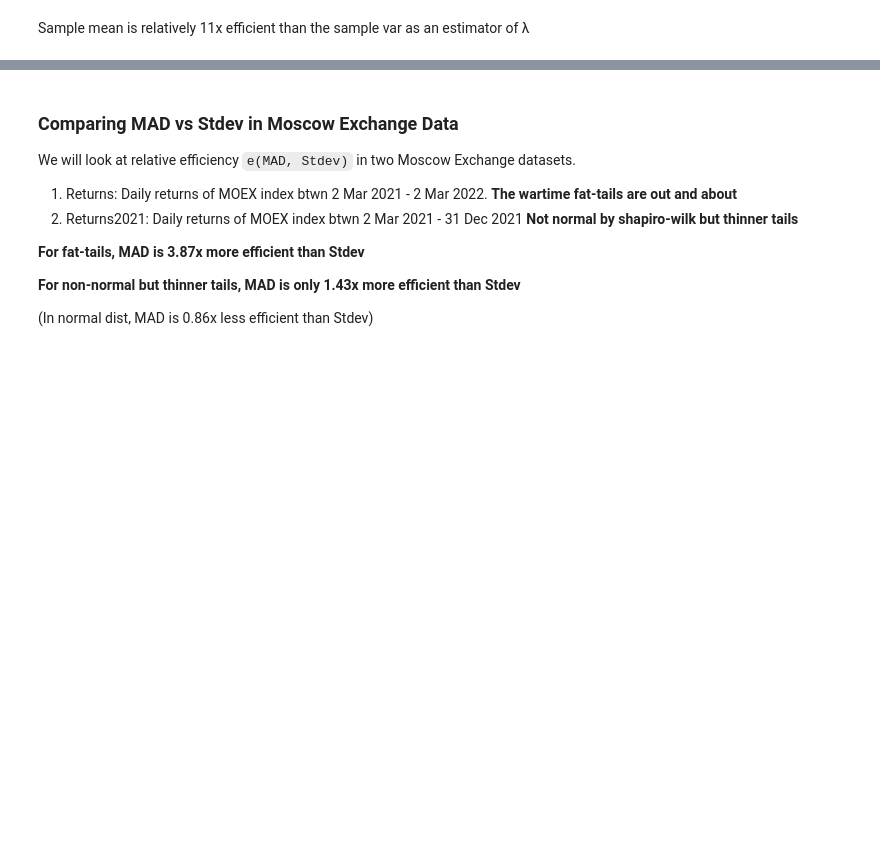
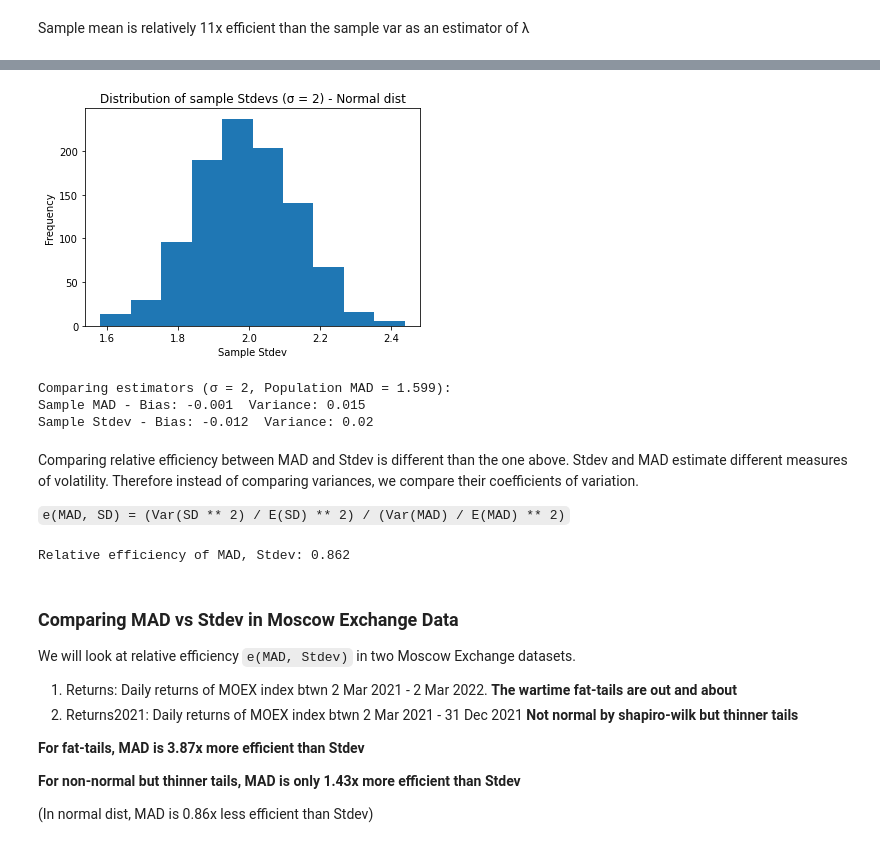
Before and after one commit to umitkaanusta/stuff-im-learning, a Jupyter notebook: statistical_concepts/taleb_on_volatility_stdev_mad.ipynb, the cells around one changed output, grey strips where cells are left out. Cells and saved outputs as stored; diff of their text form; code cells hidden in the pictures; blank space fills up the shorter version.

```diff
--- a/statistical_concepts/taleb_on_volatility_stdev_mad.ipynb
+++ b/statistical_concepts/taleb_on_volatility_stdev_mad.ipynb
@@ -300,0 +281,21 @@ Relative efficiency of MAD, Stdev: 0.862
+# %%
+# distribution of sample stdevs
+plt.hist(sample_stdevs)
+plt.title(f"Distribution of sample Stdevs (σ = {SIGMA}) - Normal dist")
+plt.xlabel("Sample Stdev")
+plt.ylabel("Frequency")
+plt.show()
+# %% [output]
+[figure, added]
+# %%
+print(f"Comparing estimators (σ = {SIGMA}, Population MAD = {pop_MAD}):")
+print(f"Sample MAD - Bias: {round(np.mean(sample_mads) - pop_MAD, 3)}  Variance: {round(np.var(sample_mads), 3)}")
+print(f"Sample Stdev - Bias: {round(np.mean(sample_stdevs) - SIGMA, 3)}  Variance: {round(np.var(sample_stdevs), 3)}")
+# %% [output]
+Comparing estimators (σ = 2, Population MAD = 1.599):
+Sample MAD - Bias: -0.001  Variance: 0.015
+Sample Stdev - Bias: -0.012  Variance: 0.02
+# %% [markdown]
+Comparing relative efficiency between MAD and Stdev is different than the one above. Stdev and MAD estimate different measures of volatility. Therefore instead of comparing variances, we compare their coefficients of variation.
+
+`e(MAD, SD) = (Var(SD ** 2) / E(SD) ** 2) / (Var(MAD) / E(MAD) ** 2)`
@@ -301,3 +308,7 @@ Relative efficiency of MAD, Stdev: 0.862
+# %%
+print(f"Relative efficiency of MAD, Stdev: {round((Var_SD / (E_SD ** 2)) / (Var_MAD / (E_MAD ** 2)), 3)}")
+# %% [output]
+Relative efficiency of MAD, Stdev: 0.862
 # %% [markdown]
 ### Comparing MAD vs Stdev in Moscow Exchange Data
 
```
Also changed, not shown: parts of 47 cells of this notebook.
